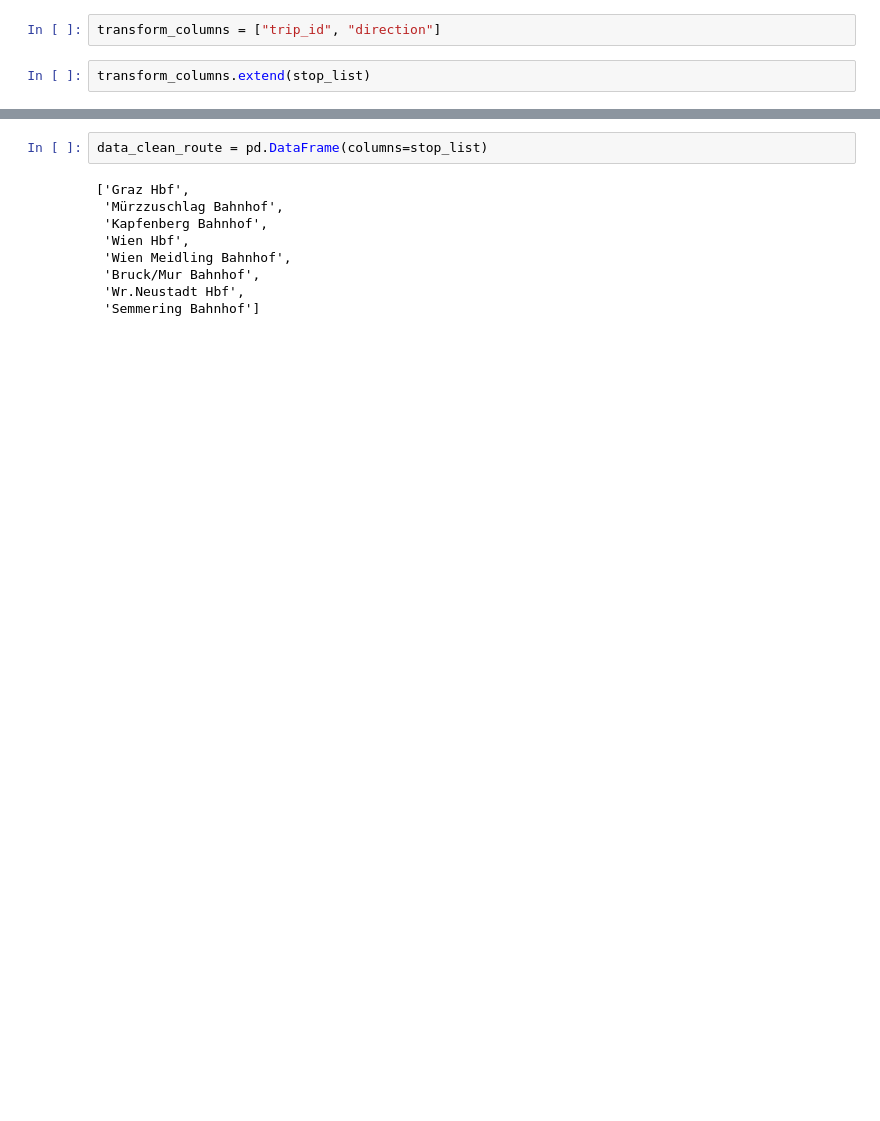
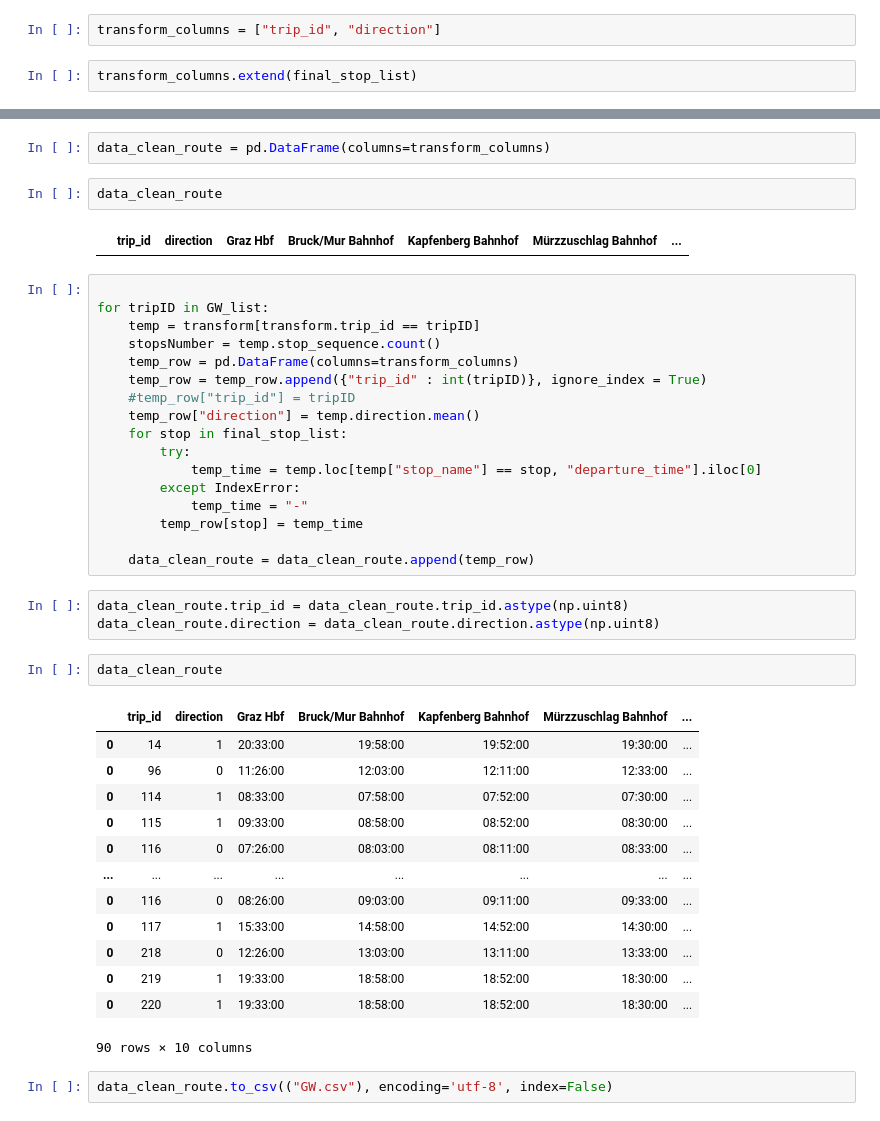
Before and after one commit to SvenCelin/Information-Visualisation, a Jupyter notebook: TryMe.ipynb, the cells around one changed output, grey strips where cells are left out. Drawn from its saved outputs; the diff is of its cells as text; blank space fills up the shorter version.

```diff
--- a/TryMe.ipynb
+++ b/TryMe.ipynb
@@ -236,7 +275,7 @@ final_stop_list
 # %%
 transform_columns = ["trip_id", "direction"]
 # %%
-transform_columns.extend(stop_list)
+transform_columns.extend(final_stop_list)
 # %%
 transform_columns
 # %% [output]
@@ -253,11 +292,44 @@ transform_columns
 # %%
-data_clean_route = pd.DataFrame(columns=stop_list)
+data_clean_route = pd.DataFrame(columns=transform_columns)
-# %% [output]
-['Graz Hbf',
- 'Mürzzuschlag Bahnhof',
- 'Kapfenberg Bahnhof',
- 'Wien Hbf',
- 'Wien Meidling Bahnhof',
- 'Bruck/Mur Bahnhof',
- 'Wr.Neustadt Hbf',
- 'Semmering Bahnhof']
+# %%
+data_clean_route
+# %% [output]
+|  | trip_id | direction | Graz Hbf | Bruck/Mur Bahnhof | Kapfenberg Bahnhof | Mürzzuschlag Bahnhof | ... |
+# %%
+
+for tripID in GW_list:
+    temp = transform[transform.trip_id == tripID]
+    stopsNumber = temp.stop_sequence.count()
+    temp_row = pd.DataFrame(columns=transform_columns)
+    temp_row = temp_row.append({"trip_id" : int(tripID)}, ignore_index = True)
+    #temp_row["trip_id"] = tripID
+    temp_row["direction"] = temp.direction.mean()
+    for stop in final_stop_list:
+        try:
+            temp_time = temp.loc[temp["stop_name"] == stop, "departure_time"].iloc[0]
+        except IndexError:
+            temp_time = "-"
+        temp_row[stop] = temp_time
+
+    data_clean_route = data_clean_route.append(temp_row)
+# %%
+data_clean_route.trip_id = data_clean_route.trip_id.astype(np.uint8)
+data_clean_route.direction = data_clean_route.direction.astype(np.uint8)
+# %%
+data_clean_route
+# %% [output]
+|  | trip_id | direction | Graz Hbf | Bruck/Mur Bahnhof | Kapfenberg Bahnhof | Mürzzuschlag Bahnhof | ... |
+| 0 | 14 | 1 | 20:33:00 | 19:58:00 | 19:52:00 | 19:30:00 | ... |
+| 0 | 96 | 0 | 11:26:00 | 12:03:00 | 12:11:00 | 12:33:00 | ... |
+| 0 | 114 | 1 | 08:33:00 | 07:58:00 | 07:52:00 | 07:30:00 | ... |
+| 0 | 115 | 1 | 09:33:00 | 08:58:00 | 08:52:00 | 08:30:00 | ... |
+| 0 | 116 | 0 | 07:26:00 | 08:03:00 | 08:11:00 | 08:33:00 | ... |
+| ... | ... | ... | ... | ... | ... | ... | ... |
+| 0 | 116 | 0 | 08:26:00 | 09:03:00 | 09:11:00 | 09:33:00 | ... |
+| 0 | 117 | 1 | 15:33:00 | 14:58:00 | 14:52:00 | 14:30:00 | ... |
+| 0 | 218 | 0 | 12:26:00 | 13:03:00 | 13:11:00 | 13:33:00 | ... |
+| 0 | 219 | 1 | 19:33:00 | 18:58:00 | 18:52:00 | 18:30:00 | ... |
+| 0 | 220 | 1 | 19:33:00 | 18:58:00 | 18:52:00 | 18:30:00 | ... |
+90 rows × 10 columns
+# %%
+data_clean_route.to_csv(("GW.csv"), encoding='utf-8', index=False)
```
Also changed, not shown: parts of 7 cells of this notebook, 3 other files.
